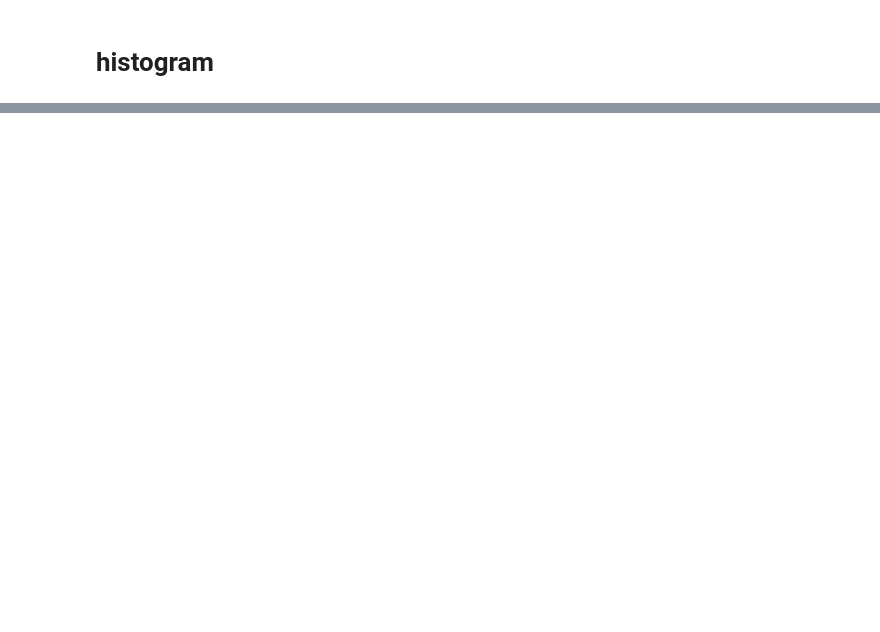
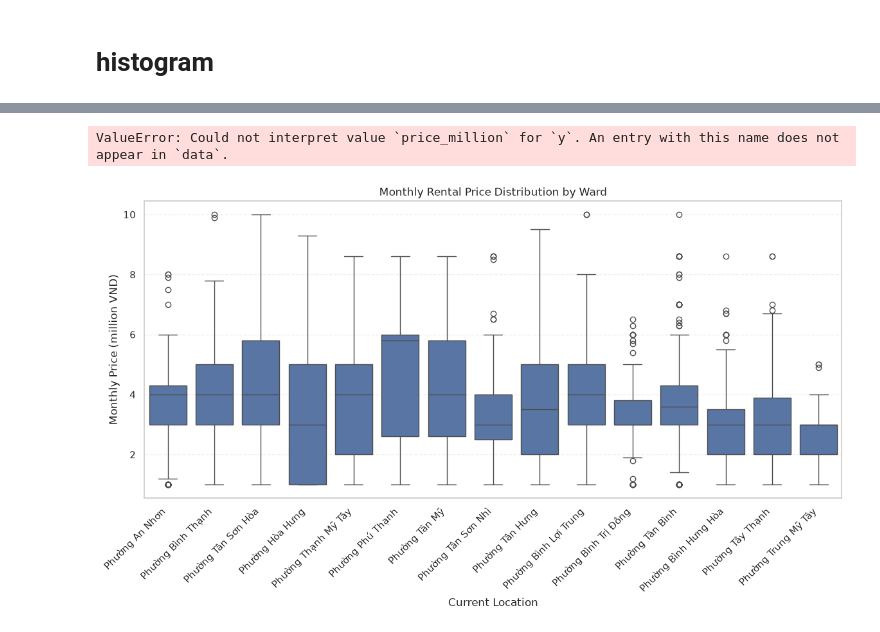
Before and after one commit to HauCoder2005/roombeacon-system, a Jupyter notebook: notebooks/roombeacon_eda.ipynb, the cells around one changed output, grey strips where cells are left out. Drawn from its saved outputs; the diff is of its cells as text; code cells hidden in the pictures; blank space fills up the shorter version.

```diff
--- a/notebooks/roombeacon_eda.ipynb
+++ b/notebooks/roombeacon_eda.ipynb
@@ -448,0 +479,2 @@ TypeError: expected string or bytes-like object, got 'float'
+# %%
+df_work = apply_location_mapping(df_work)
@@ -448,0 +485,5 @@ TypeError: expected string or bytes-like object, got 'float'
+# %%
+df_work["current_location"] = (
+    df_work["address_clean"]
+    .apply(normalize_location)
+)
@@ -448,0 +525,2 @@ TypeError: expected string or bytes-like object, got 'float'
+# %%
+df_work = apply_location_mapping(df_work)
@@ -448,0 +555,67 @@ TypeError: expected string or bytes-like object, got 'float'
+# %%
+sns.boxplot(
+    data=df_work,
+    x="current_location",
+    y="price_million"
+)
+# %% [output]
+ValueError: Could not interpret value `price_million` for `y`. An entry with this name does not appear in `data`.
+# %%
+plot_df_price = df_work[
+    (df_work["price_million"] >= 1)
+    &
+    (df_work["price_million"] <= 10)
+].copy()
+# %%
+plt.figure(figsize=(14,6))
+
+sns.boxplot(
+
+    data=plot_df_price,
+
+    x="current_location",
+
+    y="price_million"
+
+)
+
+
+plt.xticks(
+
+    rotation=45,
+
+    ha="right"
+
+)
+
+
+plt.xlabel("Current Location")
+
+plt.ylabel(
+
+    "Monthly Price (million VND)"
+
+)
+
+
+plt.title(
+
+    "Monthly Rental Price Distribution by Ward"
+
+)
+
+
+plt.grid(
+
+    axis="y",
+
+    linestyle="--",
+
+    alpha=0.3
+
+)
+
+
+plt.show()
+# %% [output]
+[figure, added]
```
Also changed, not shown: parts of 42 cells of this notebook, 9 other files.
